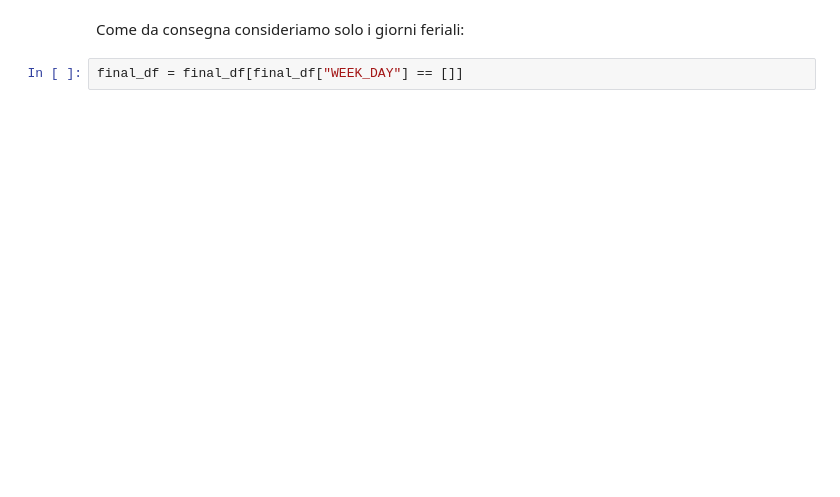
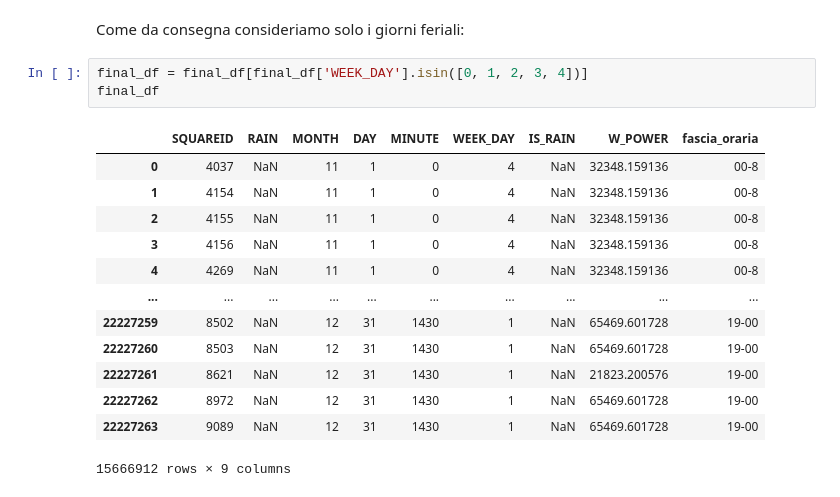
Before and after one commit to MarcoFava/Lavandini, a Jupyter notebook: EDA_tot.ipynb, the cells around one changed output. Cells and saved outputs as stored; diff of their text form; blank space fills up the shorter version.

```diff
--- a/EDA_tot.ipynb
+++ b/EDA_tot.ipynb
@@ -189,4 +203,19 @@ final_df[final_df["RAIN"]==np.NaN][50:100]
 # %% [markdown]
 Come da consegna consideriamo solo i giorni feriali:
 # %%
-final_df = final_df[final_df["WEEK_DAY"] == []]
+final_df = final_df[final_df['WEEK_DAY'].isin([0, 1, 2, 3, 4])]
+final_df
+# %% [output]
+|  | SQUAREID | RAIN | MONTH | DAY | MINUTE | WEEK_DAY | IS_RAIN | W_POWER | fascia_oraria |
+| 0 | 4037 | NaN | 11 | 1 | 0 | 4 | NaN | 32348.159136 | 00-8 |
+| 1 | 4154 | NaN | 11 | 1 | 0 | 4 | NaN | 32348.159136 | 00-8 |
+| 2 | 4155 | NaN | 11 | 1 | 0 | 4 | NaN | 32348.159136 | 00-8 |
+| 3 | 4156 | NaN | 11 | 1 | 0 | 4 | NaN | 32348.159136 | 00-8 |
+| 4 | 4269 | NaN | 11 | 1 | 0 | 4 | NaN | 32348.159136 | 00-8 |
+| ... | ... | ... | ... | ... | ... | ... | ... | ... | ... |
+| 22227259 | 8502 | NaN | 12 | 31 | 1430 | 1 | NaN | 65469.601728 | 19-00 |
+| 22227260 | 8503 | NaN | 12 | 31 | 1430 | 1 | NaN | 65469.601728 | 19-00 |
+| 22227261 | 8621 | NaN | 12 | 31 | 1430 | 1 | NaN | 21823.200576 | 19-00 |
+| 22227262 | 8972 | NaN | 12 | 31 | 1430 | 1 | NaN | 65469.601728 | 19-00 |
+| 22227263 | 9089 | NaN | 12 | 31 | 1430 | 1 | NaN | 65469.601728 | 19-00 |
+15666912 rows × 9 columns
```
Also changed, not shown: parts of 8 cells of this notebook.
